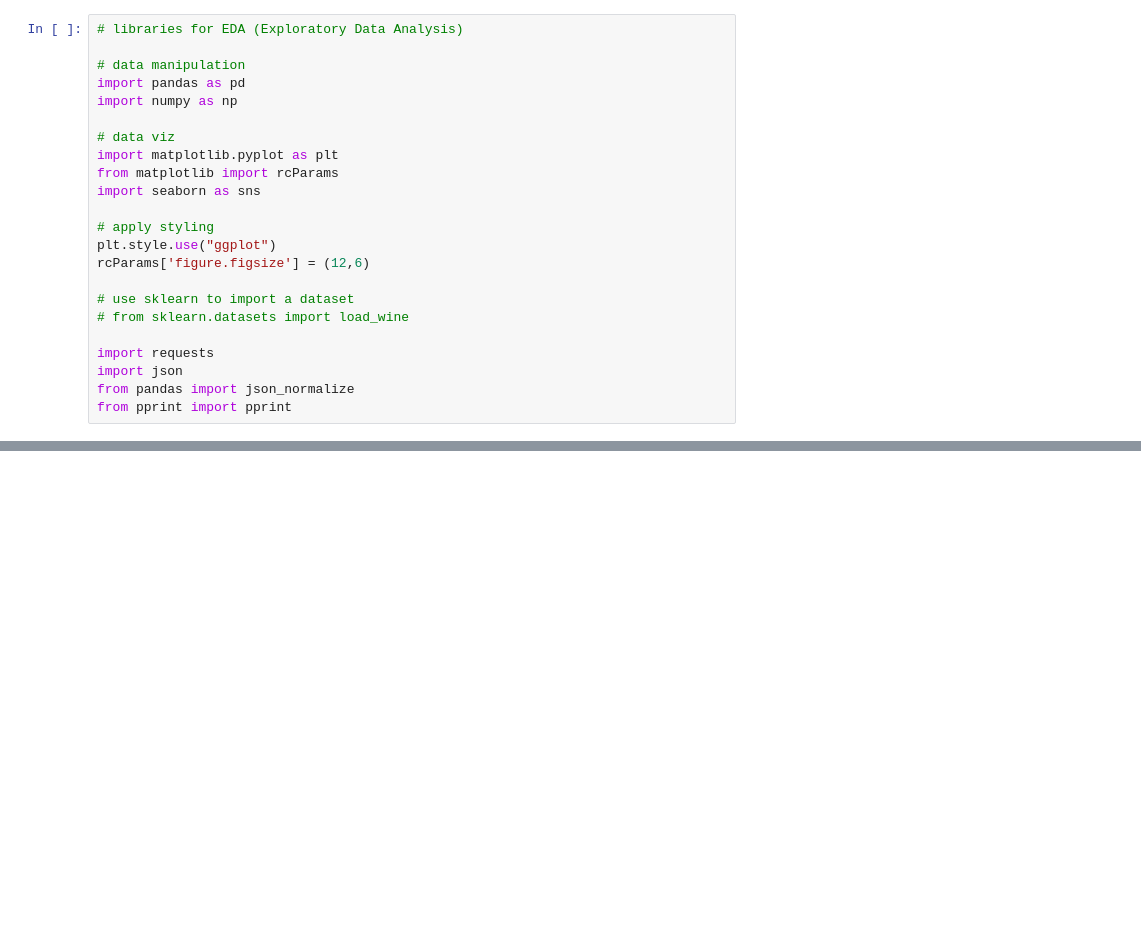
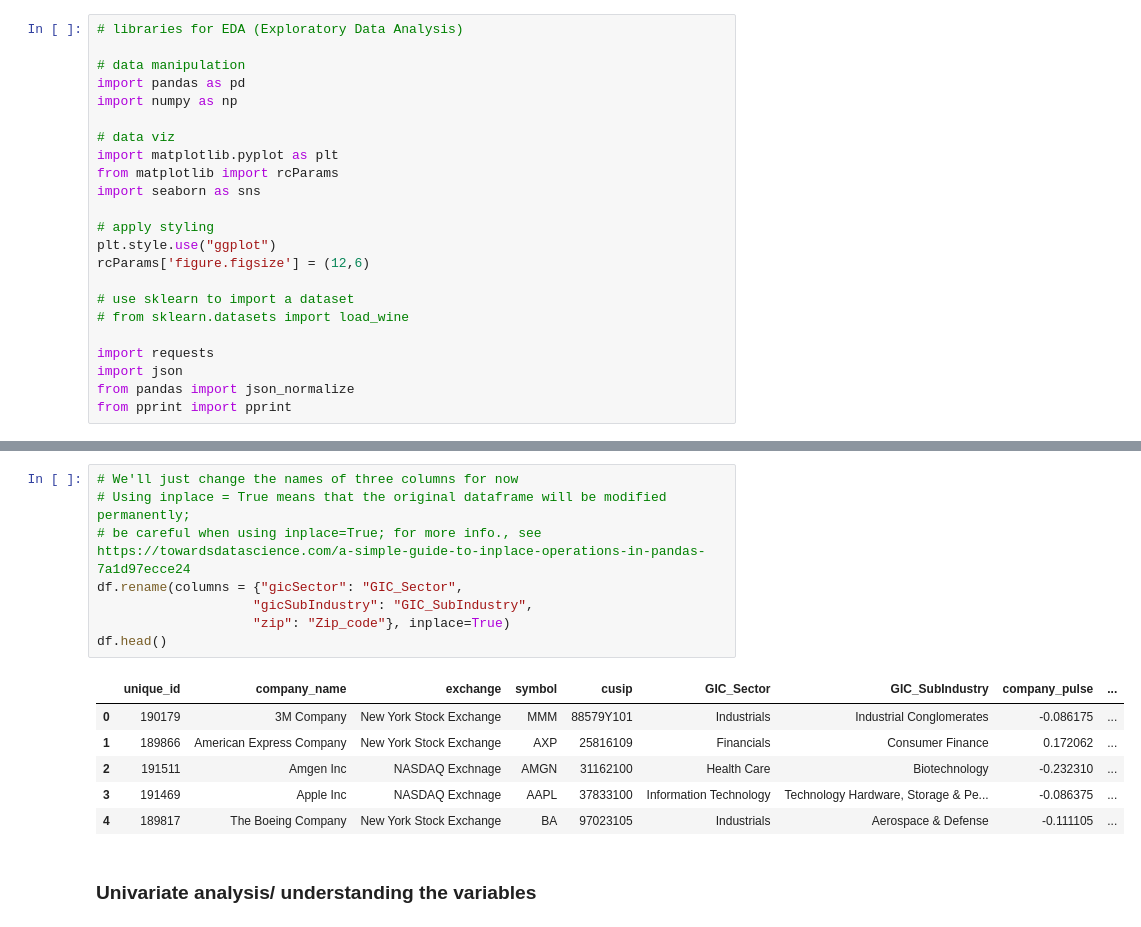
Before and after one commit to Jenkir/Dow-30-EDA, a Jupyter notebook: Dow-30-EDA-011624.ipynb, the cells around one changed output, grey strips where cells are left out. Drawn from its saved outputs; the diff is of its cells as text; blank space fills up the shorter version.

```diff
--- a/Dow-30-EDA-011624.ipynb
+++ b/Dow-30-EDA-011624.ipynb
@@ -33,0 +139,17 @@ url = "https://apis.esganalytics.io/cqgyyyi33un9zstw/"
+# %%
+# We'll just change the names of three columns for now
+# Using inplace = True means that the original dataframe will be modified permanently;
+# be careful when using inplace=True; for more info., see  https://towardsdatascience.com/a-simple-guide-to-inplace-operations-in-pandas-7a1d97ecce24
+df.rename(columns = {"gicSector": "GIC_Sector",
+                    "gicSubIndustry": "GIC_SubIndustry",
+                    "zip": "Zip_code"}, inplace=True)
+df.head()
+# %% [output]
+|  | unique_id | company_name | exchange | symbol | cusip | GIC_Sector | GIC_SubIndustry | company_pulse | ... |
+| 0 | 190179 | 3M Company | New York Stock Exchange | MMM | 88579Y101 | Industrials | Industrial Conglomerates | -0.086175 | ... |
+| 1 | 189866 | American Express Company | New York Stock Exchange | AXP | 25816109 | Financials | Consumer Finance | 0.172062 | ... |
+| 2 | 191511 | Amgen Inc | NASDAQ Exchnage | AMGN | 31162100 | Health Care | Biotechnology | -0.232310 | ... |
+| 3 | 191469 | Apple Inc | NASDAQ Exchnage | AAPL | 37833100 | Information Technology | Technology Hardware, Storage & Pe... | -0.086375 | ... |
+| 4 | 189817 | The Boeing Company | New York Stock Exchange | BA | 97023105 | Industrials | Aerospace & Defense | -0.111105 | ... |
+# %% [markdown]
+### Univariate analysis/ understanding the variables
```
Also changed, not shown: parts of 20 cells of this notebook.
